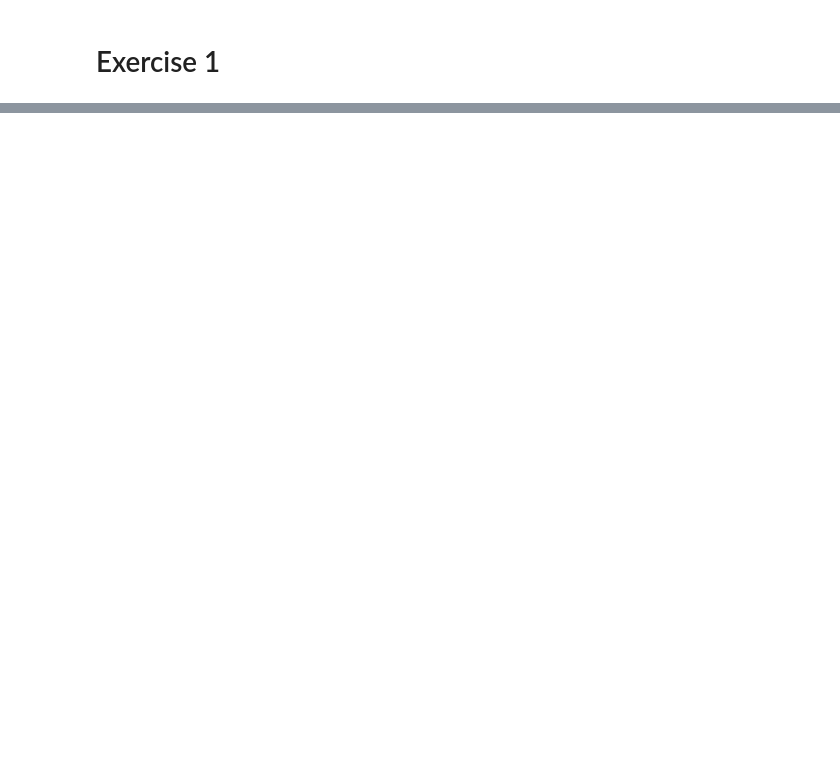
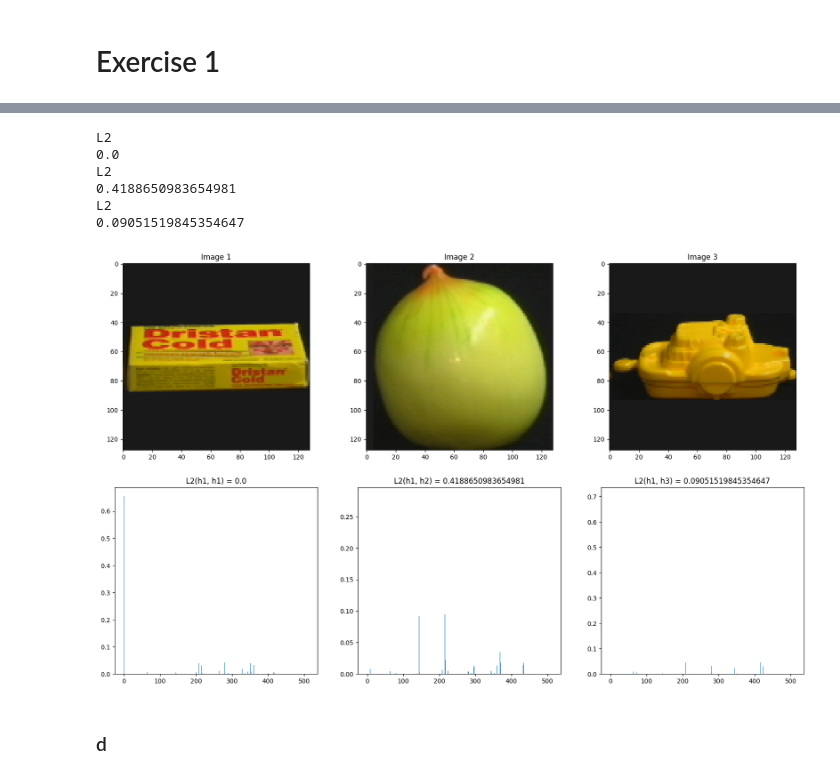
Before and after one commit to theBOSS121/uzassignment2, a Jupyter notebook: assignment2.ipynb, the cells around one changed output, grey strips where cells are left out. Drawn from its saved outputs; the diff is of its cells as text; code cells hidden in the pictures; blank space fills up the shorter version.

```diff
--- a/assignment2.ipynb
+++ b/assignment2.ipynb
@@ -50,0 +94,15 @@ plt.show()
+# %%
+obj1_1 = cv2.imread('dataset/object_01_1.png') # 0-255
+obj1_1 = cv2.cvtColor(obj1_1, cv2.COLOR_BGR2RGB)
+obj2_1 = cv2.imread('dataset/object_02_1.png') # 0-255
+obj2_1 = cv2.cvtColor(obj2_1, cv2.COLOR_BGR2RGB)
+obj3_1 = cv2.imread('dataset/object_03_1.png') # 0-255
+obj3_1 = cv2.cvtColor(obj3_1, cv2.COLOR_BGR2RGB)
+
+n_bins = 4
+hist1 = myhist3(obj1_1, n_bins)
+hist2 = myhist3(obj2_1, n_bins)
+hist3 = myhist3(obj3_1, n_bins)
+hist1 = hist1.reshape(-1)
+hist2 = hist2.reshape(-1)
+hist3 = hist3.reshape(-1)
@@ -50,0 +127,47 @@ plt.show()
+# %%
+value1 = compare_histograms(hist1, hist1, "L2")
+print(value1)
+value2 = compare_histograms(hist1, hist2, "L2")
+print(value2)
+value3 = compare_histograms(hist1, hist3, "L2")
+print(value3)
+# value = compare_histograms(hist1, hist2, "L2")
+# print(value)
+# value = compare_histograms(hist1, hist2, "x^2")
+# print(value)
+# value = compare_histograms(hist1, hist2, "I")
+# print(value)
+# value = compare_histograms(hist1, hist2, "H")
+# print(value)
+# %% [output]
+L2
+0.0
+L2
+0.4188650983654981
+L2
+0.09051519845354647
+# %%
+f = plt.figure(figsize=(20, 12))
+f.add_subplot(2, 3, 1)
+plt.imshow(obj1_1)
+plt.title("Image 1")
+f.add_subplot(2, 3, 2)
+plt.imshow(obj2_1)
+plt.title("Image 2")
+f.add_subplot(2, 3, 3)
+plt.imshow(obj3_1)
+plt.title("Image 3")
+f.add_subplot(2, 3, 4)
+plt.bar(np.arange(n_bins**3), hist1)
+plt.title(f"L2(h1, h1) = {value1}")
+f.add_subplot(2, 3, 5)
+plt.bar(np.arange(n_bins**3), hist2)
+plt.title(f"L2(h1, h2) = {value2}")
+f.add_subplot(2, 3, 6)
+plt.bar(np.arange(n_bins**3), hist3)
+plt.title(f"L2(h1, h3) = {value3}")
+plt.show()
+# %% [output]
+[figure, added]
+# %% [markdown]
+### d
```
Also changed, not shown: parts of 14 cells of this notebook, 1 other file.
